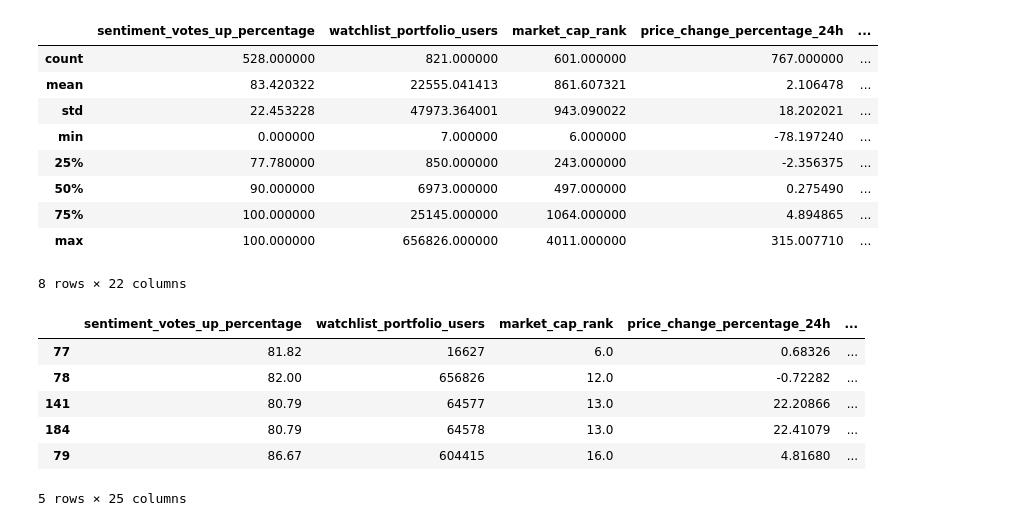
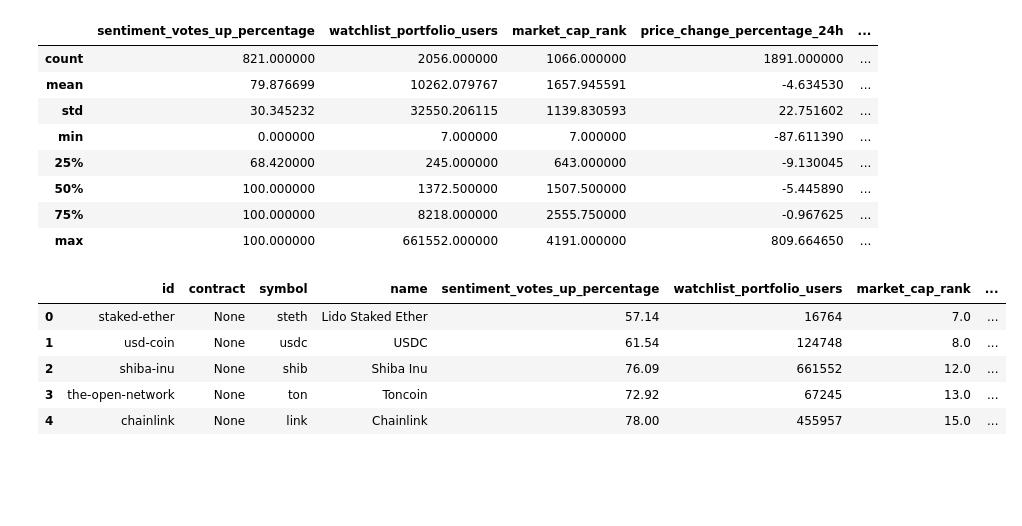
Before and after one commit to cesarali/birth-death-portfolio, a Jupyter notebook: notebooks/Data/Coingecko/parse_metadata.ipynb, the cells around one changed output. Cells and saved outputs as stored; diff of their text form; code cells hidden in the pictures; blank space fills up the shorter version.

```diff
--- a/notebooks/Data/Coingecko/parse_metadata.ipynb
+++ b/notebooks/Data/Coingecko/parse_metadata.ipynb
@@ -50,0 +27,7 @@ uniswap_metadata_df = price_change_data_to_dataframe(metadata_lists.uniswap_coin
+# %%
+coingecko_key = "CG-rkg4RTUcfEWYAQ4xUejxPpkS"
+date_string="2024-03-19"
+
+all_coins_metadata = AllCoinsMetadata(date_string=date_string,coingecko_key=coingecko_key)
+#all_coins_metadata.download_coins_metadata(coins_to_download=some_coins_to_download)
+all_coins_metadata.download_df_timeseries()
@@ -50,0 +36,3 @@ uniswap_metadata_df = price_change_data_to_dataframe(metadata_lists.uniswap_coin
+# %%
+metadata_dataframe = get_all_metadata_dataframe(all_coins_metadata.uniswap_coins)
+selected_metadata = metadata_dataframe[['id', 'contract', 'symbol', 'name', 'sentiment_votes_up_percentage','watchlist_portfolio_users', 'market_cap_rank','price_change_percentage_24h', 'price_change_percentage_7d','price_change_percentage_14d','market_cap']]
@@ -51,23 +55,21 @@ uniswap_metadata_df = price_change_data_to_dataframe(metadata_lists.uniswap_coin
 # %%
-uniswap_metadata_df.describe()
+selected_metadata.describe()
 # %% [output]
 |  | sentiment_votes_up_percentage | watchlist_portfolio_users | market_cap_rank | price_change_percentage_24h | ... |
-| count | 528.000000 | 821.000000 | 601.000000 | 767.000000 | ... |
-| mean | 83.420322 | 22555.041413 | 861.607321 | 2.106478 | ... |
-| std | 22.453228 | 47973.364001 | 943.090022 | 18.202021 | ... |
-| min | 0.000000 | 7.000000 | 6.000000 | -78.197240 | ... |
-| 25% | 77.780000 | 850.000000 | 243.000000 | -2.356375 | ... |
-| 50% | 90.000000 | 6973.000000 | 497.000000 | 0.275490 | ... |
-| 75% | 100.000000 | 25145.000000 | 1064.000000 | 4.894865 | ... |
-| max | 100.000000 | 656826.000000 | 4011.000000 | 315.007710 | ... |
+| count | 821.000000 | 2056.000000 | 1066.000000 | 1891.000000 | ... |
+| mean | 79.876699 | 10262.079767 | 1657.945591 | -4.634530 | ... |
+| std | 30.345232 | 32550.206115 | 1139.830593 | 22.751602 | ... |
+| min | 0.000000 | 7.000000 | 7.000000 | -87.611390 | ... |
+| 25% | 68.420000 | 245.000000 | 643.000000 | -9.130045 | ... |
+| 50% | 100.000000 | 1372.500000 | 1507.500000 | -5.445890 | ... |
+| 75% | 100.000000 | 8218.000000 | 2555.750000 | -0.967625 | ... |
+| max | 100.000000 | 661552.000000 | 4191.000000 | 809.664650 | ... |
-8 rows × 22 columns
 # %%
-uniswap_metadata_df.sort_values(by="market_cap",ascending=False).head()
+selected_metadata.sort_values(by="market_cap",ascending=False).head()
 # %% [output]
-|  | sentiment_votes_up_percentage | watchlist_portfolio_users | market_cap_rank | price_change_percentage_24h | ... |
-| 77 | 81.82 | 16627 | 6.0 | 0.68326 | ... |
-| 78 | 82.00 | 656826 | 12.0 | -0.72282 | ... |
-| 141 | 80.79 | 64577 | 13.0 | 22.20866 | ... |
-| 184 | 80.79 | 64578 | 13.0 | 22.41079 | ... |
-| 79 | 86.67 | 604415 | 16.0 | 4.81680 | ... |
+|  | id | contract | symbol | name | sentiment_votes_up_percentage | watchlist_portfolio_users | market_cap_rank | ... |
+| 0 | staked-ether | None | steth | Lido Staked Ether | 57.14 | 16764 | 7.0 | ... |
+| 1 | usd-coin | None | usdc | USDC | 61.54 | 124748 | 8.0 | ... |
+| 2 | shiba-inu | None | shib | Shiba Inu | 76.09 | 661552 | 12.0 | ... |
+| 3 | the-open-network | None | ton | Toncoin | 72.92 | 67245 | 13.0 | ... |
+| 4 | chainlink | None | link | Chainlink | 78.00 | 455957 | 15.0 | ... |
-5 rows × 25 columns
```
Also changed, not shown: parts of 13 cells of this notebook, 27 other files.
